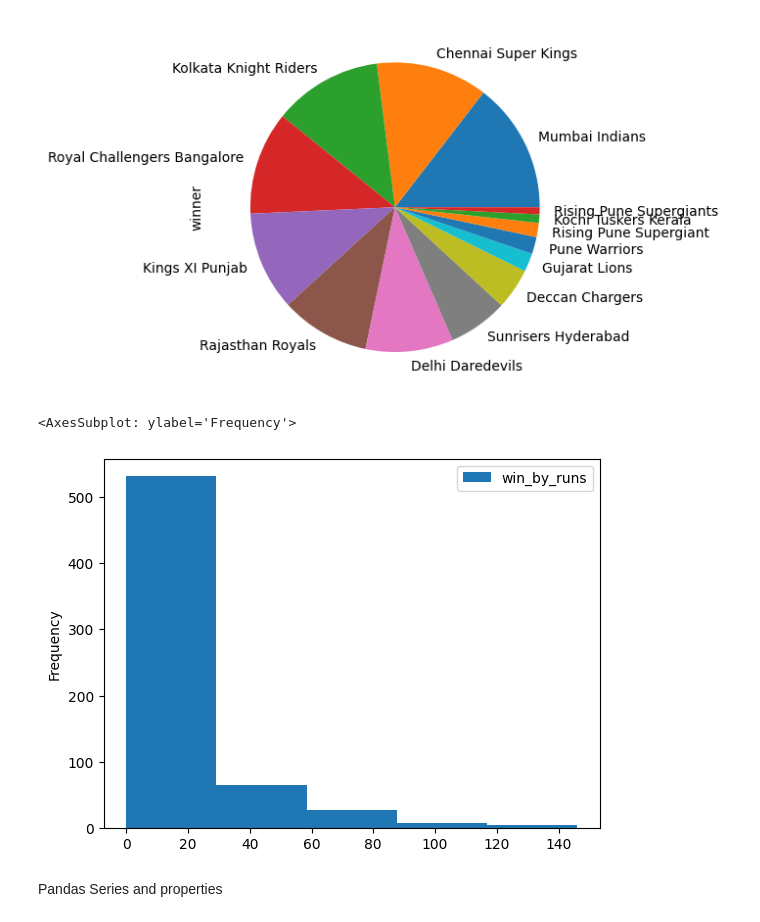
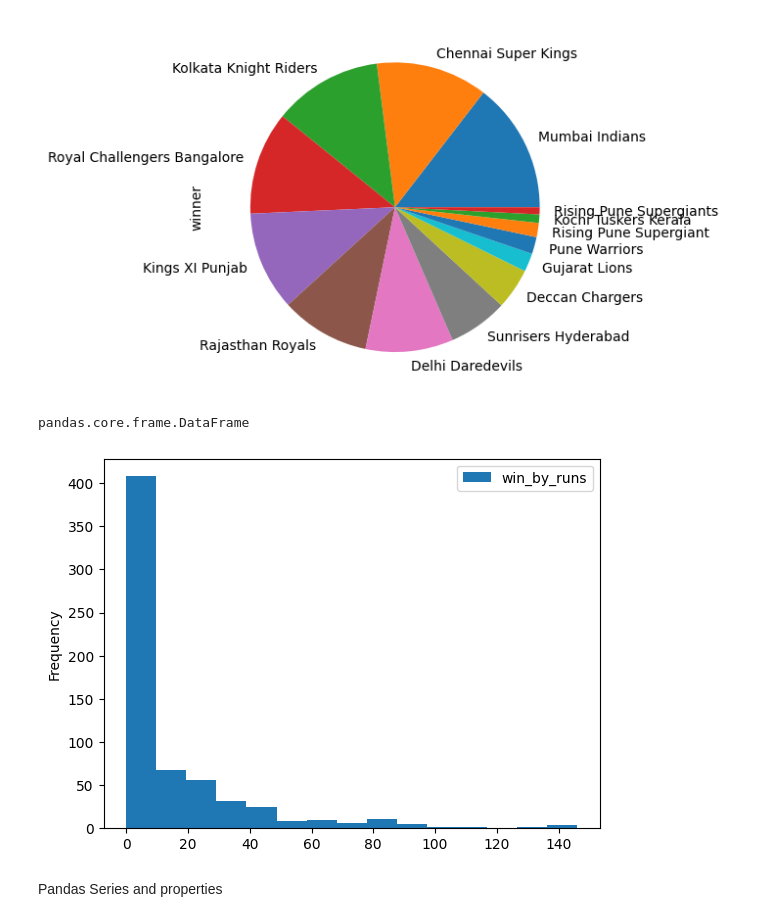
Before and after one commit to Data-Gyan/IPL_EDA, a Jupyter notebook: PandasExp.ipynb, the cells around one changed output. Cells and saved outputs as stored; diff of their text form; code cells hidden in the pictures.

```diff
--- a/PandasExp.ipynb
+++ b/PandasExp.ipynb
@@ -232,11 +225,15 @@ pan_series.plot(kind='pie')
 # %% [output]
 <AxesSubplot: ylabel='winner'>
 [figure]
-# %%
-df.loc[:,['win_by_runs']].plot(kind='hist', bins=5)
-# %% [output]
-<AxesSubplot: ylabel='Frequency'>
-[figure, removed]
+# %%
+# winning margin histogram plot
+matches.loc[:,['win_by_runs']].plot(kind='hist', bins=15)
+# Note: Having a single column doesn't necessarily mean a pandas series.
+# It can be DataFrame. Mind the column header here.
+type(matches.loc[:,['win_by_runs']])
+# %% [output]
+pandas.core.frame.DataFrame
+[figure, added]
 # %% [markdown]
 Pandas Series and properties
 # %%
```
Also changed, not shown: parts of 63 cells of this notebook.
